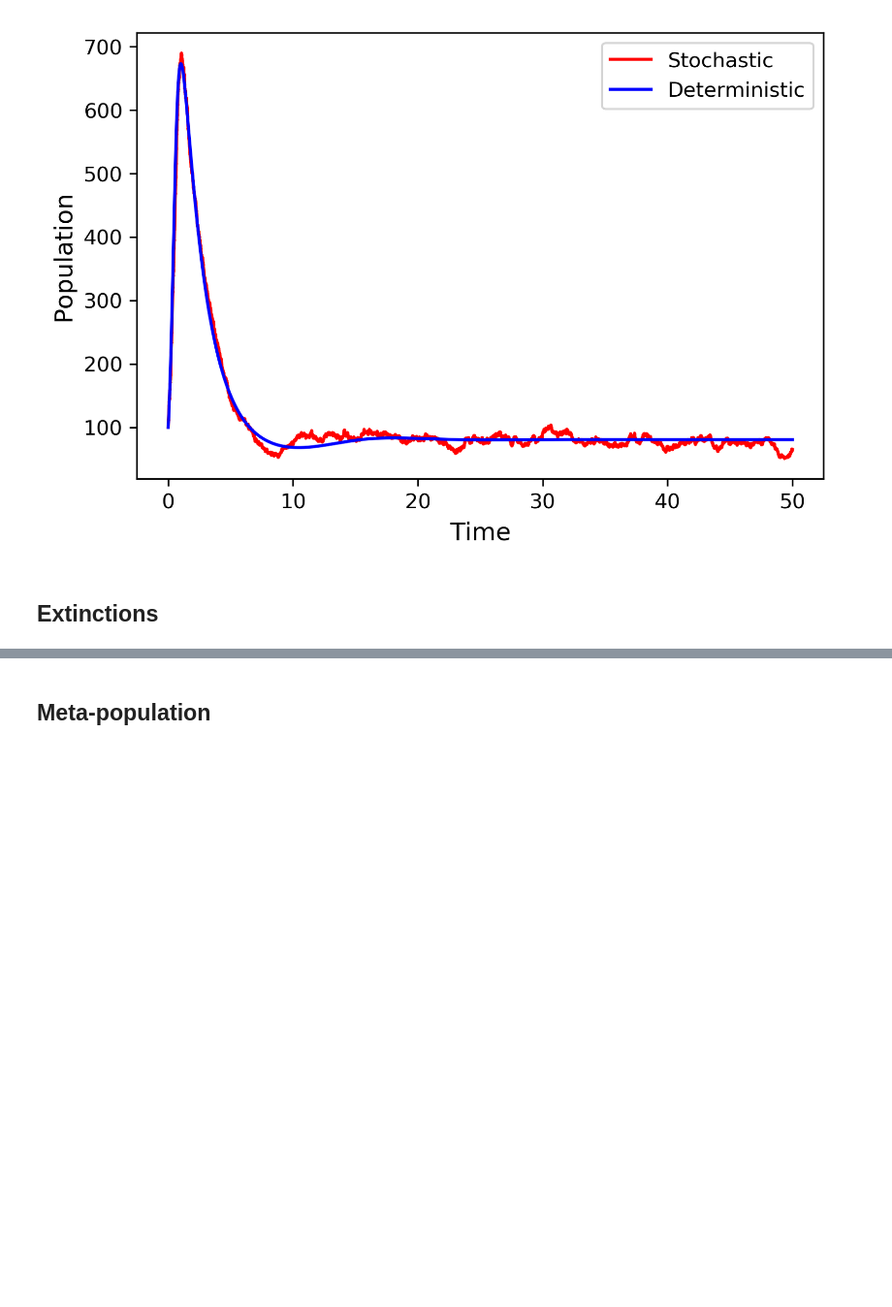
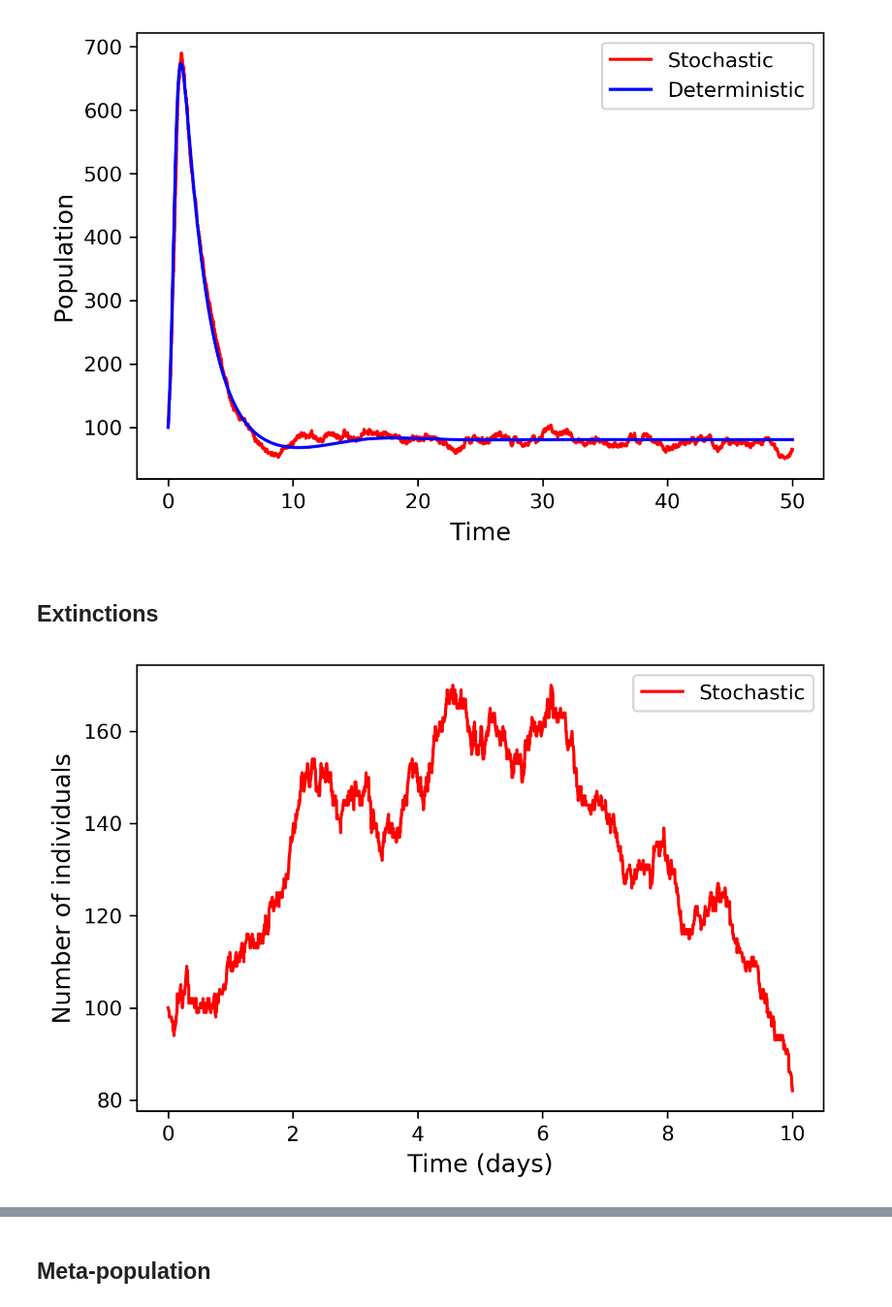
Before and after one commit to sannedonker/ICS_Assignment2, a Jupyter notebook: S_A_M_Donker_10780416_H_M_OudeNijhuis_12942936_Assignment2.ipynb, the cells around one changed output, grey strips where cells are left out. Shown at 97% size. Cells and saved outputs as stored; diff of their text form; code cells hidden in the pictures; blank space fills up the shorter version.

```diff
--- a/S_A_M_Donker_10780416_H_M_OudeNijhuis_12942936_Assignment2.ipynb
+++ b/S_A_M_Donker_10780416_H_M_OudeNijhuis_12942936_Assignment2.ipynb
@@ -748,28 +454,30 @@ plt.show()
 # %%
 # Parameters
 N0 = 1000
 Y0 = 100
 Z0 = 0
 X0 = N0 - Y0 - Z0
 y0 = X0, Y0, Z0, N0
 y_det0 = [X0/N0,Y0/N0,Z0,N0/N0]
 
-t = 50
+t = 10
 t_det = np.linspace(0,t,1000)
-beta = 5
+beta = 1
 gamma = 1 / 2
 mu = 5e-2
 # rho = 0.3
 delta = 0.01
 epsilon = 0.001
 
 #Generate solutions
 X, Y, Z, N, time_list = sir_event_demo(y0, t, beta, gamma)
 
 plt.plot(time_list, Y, 'r', label="Stochastic")
 #plt.plot(time_list, Z, 'g', label="Recovered")
 #plt.plot(time_list, N, 'y', label="Population")
-plt.xlabel("Time", fontsize=12)
-plt.ylabel("Population", fontsize=12)
+plt.xlabel("Time (days)", fontsize=12)
+plt.ylabel("Number of individuals", fontsize=12)
 plt.legend()
 plt.show()
+# %% [output]
+[figure, added]
```
Also changed, not shown: parts of 16 cells of this notebook.
